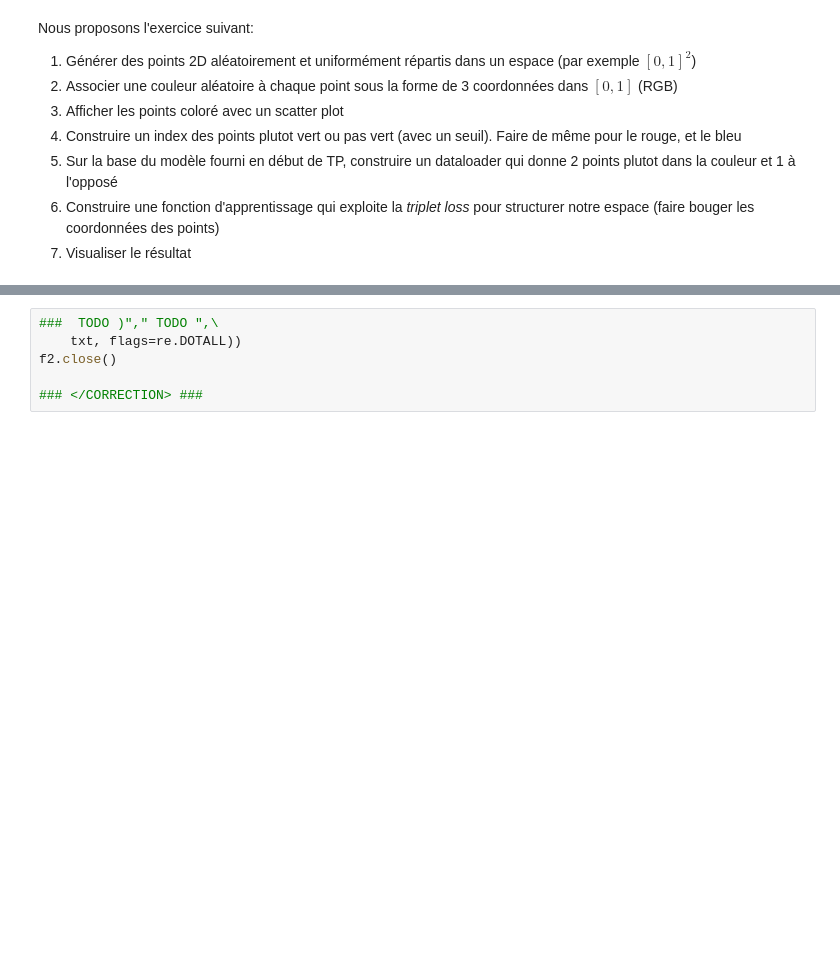
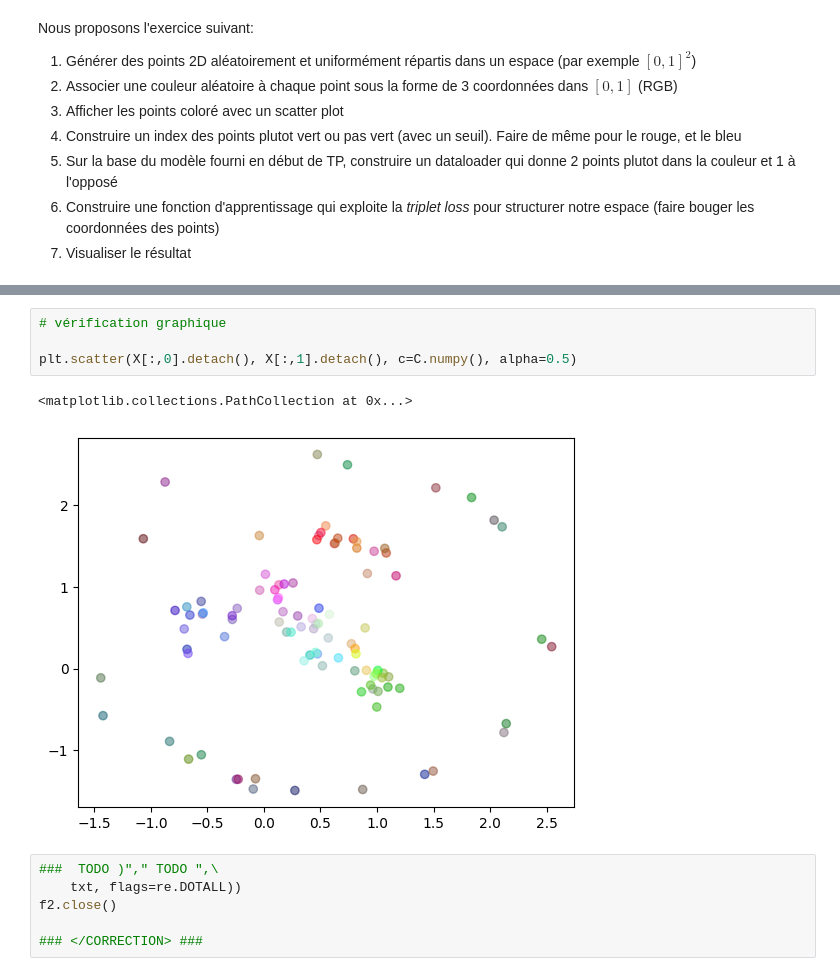
Before and after one commit to vguigue/tuto_deep, a Jupyter notebook: notebooks/3_2-reco-triplet.ipynb, the cells around one changed output, grey strips where cells are left out. Drawn from its saved outputs; the diff is of its cells as text; blank space fills up the shorter version.

```diff
--- a/notebooks/3_2-reco-triplet.ipynb
+++ b/notebooks/3_2-reco-triplet.ipynb
@@ -296,3 +446,10 @@ plt.show()
+# %%
+# vérification graphique
+
+plt.scatter(X[:,0].detach(), X[:,1].detach(), c=C.numpy(), alpha=0.5)
+# %% [output]
+<matplotlib.collections.PathCollection at 0x...>
+[figure, added]
 # %%
 ###  TODO )"," TODO ",\
     txt, flags=re.DOTALL))
```
Also changed, not shown: parts of 7 cells of this notebook.
